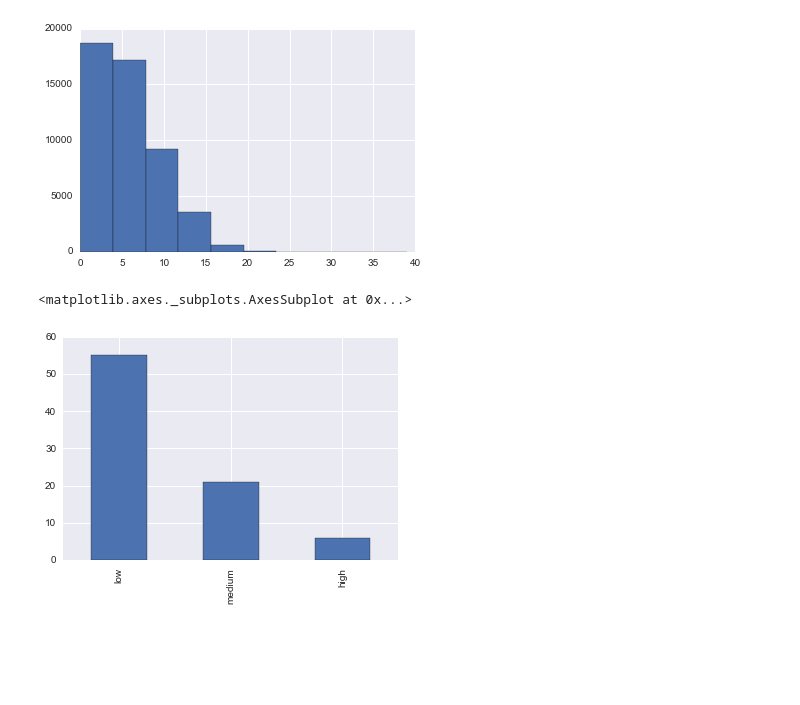
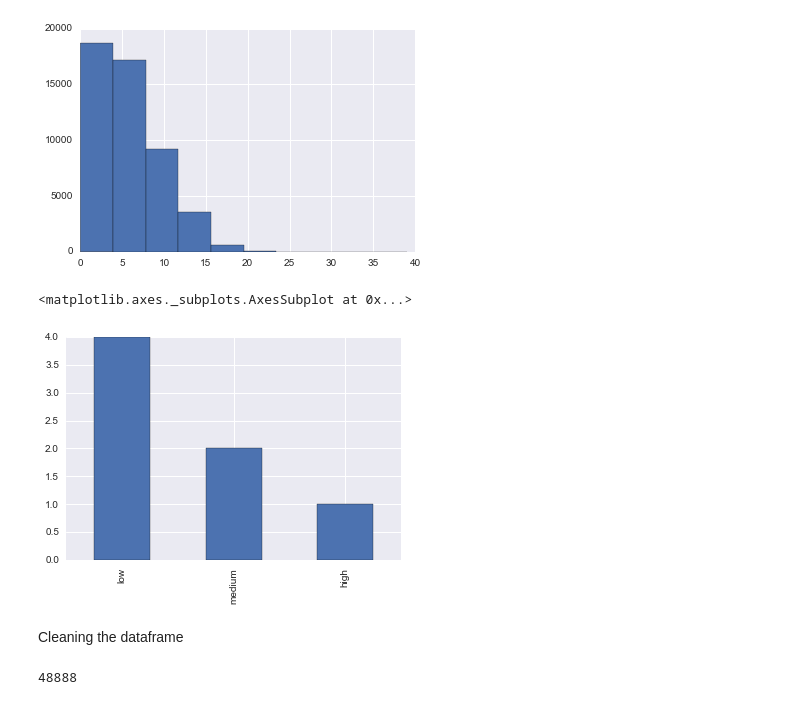
Before and after one commit to yewwah/sigma_rental, a Jupyter notebook: Untitled1.ipynb, the cells around one changed output. Drawn from its saved outputs; the diff is of its cells as text; code cells hidden in the pictures; blank space fills up the shorter version.

```diff
--- a/Untitled1.ipynb
+++ b/Untitled1.ipynb
@@ -177,7 +177,18 @@ for count, bin in zip(n, bins):
 2.0 occurences in bin 35.1
 [figure]
 # %%
-df[df['features'].apply(len) > 19]['interest_level'].value_counts().plot(kind="bar")
+df[df['features'].apply(len) > 27]['interest_level'].value_counts().plot(kind="bar")
 # %% [output]
 <matplotlib.axes._subplots.AxesSubplot at 0x...>
-[figure, old version]
+[figure, new version]
+# %% [markdown]
+Cleaning the dataframe
+# %%
+#Remove outliers in data
+df = df[df['bathrooms']  <= 4]
+df = df[df['bedrooms'] < 5.6]
+df = df[df['latitude'] > 40]
+df = df[(df['longitude'] > -82) & (df['longitude'] < -70) ]
+df = df[df['price'] < 14000]
+# %% [output]
+48888
```
Also changed, not shown: parts of 2 cells of this notebook.
